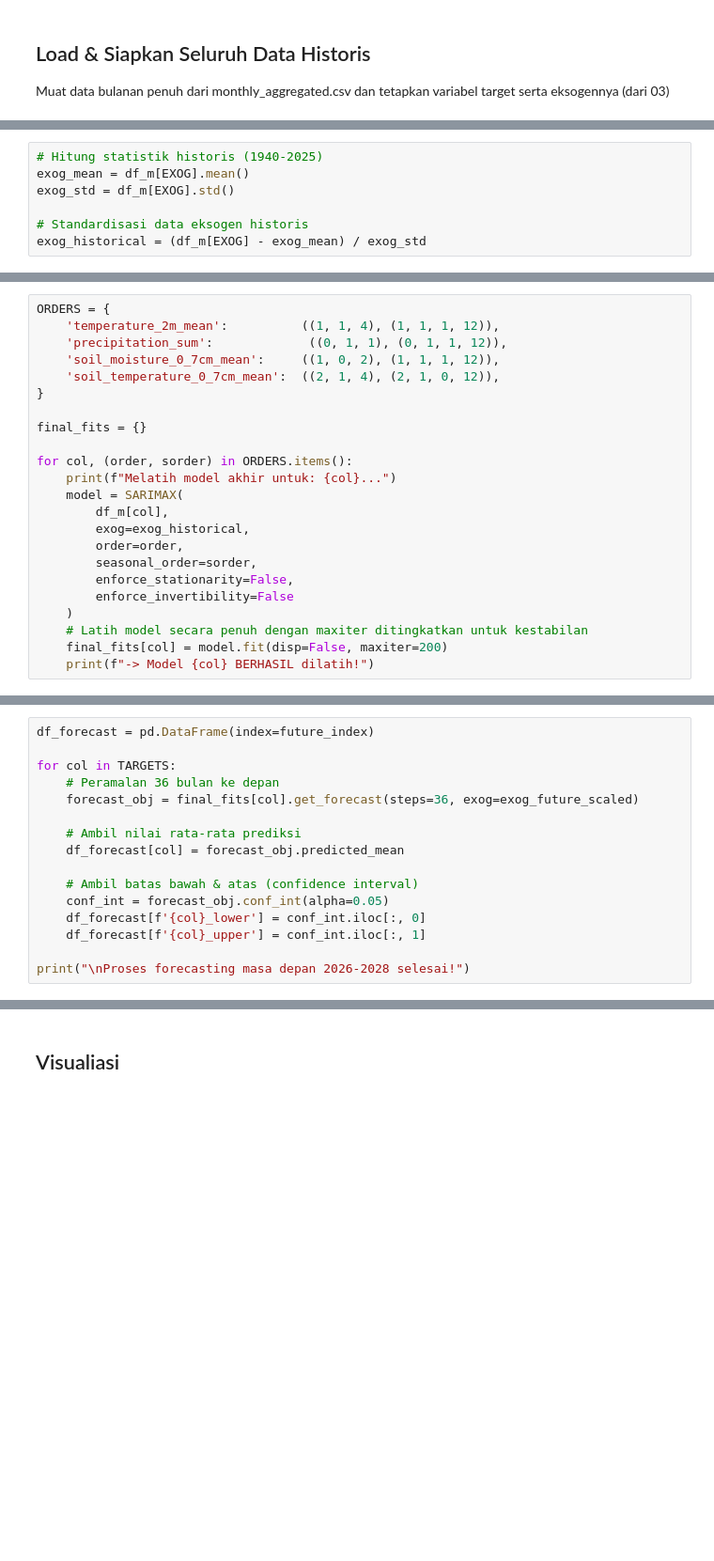
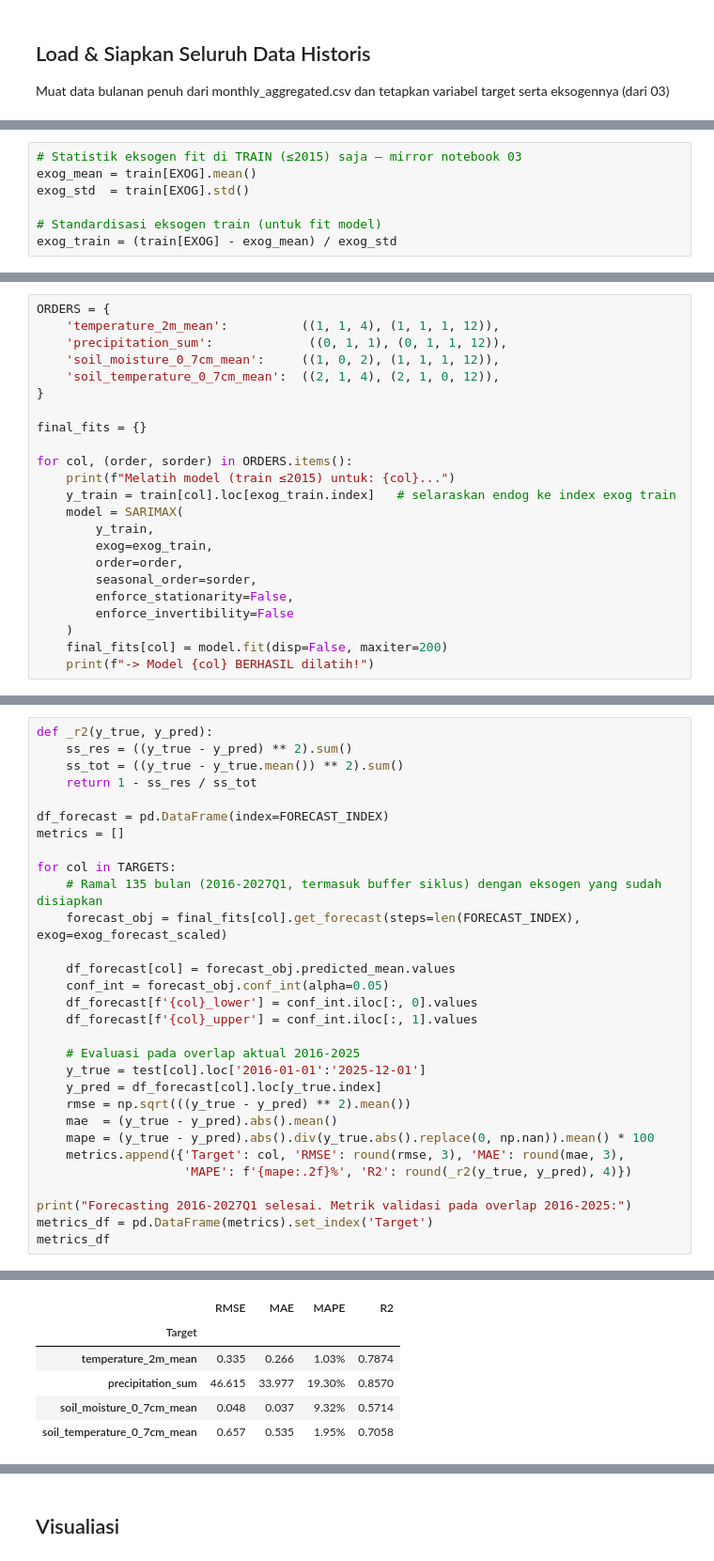
Before and after one commit to AghnatHs/climate-forecasting-support-for-planting-calendar-daming2026-k1p6, a Jupyter notebook: 04_Real_Modelling.ipynb, the cells around one changed output, grey strips where cells are left out. Shown at 94% size. Cells and saved outputs as stored; diff of their text form; blank space fills up the shorter version.

Commit message:
Refine modelling

```diff
--- a/04_Real_Modelling.ipynb
+++ b/04_Real_Modelling.ipynb
@@ -35,8 +54,8 @@ Hitung rata-rata (mean) dan standar deviasi (std) fitur eksogen dari data histor
 # %%
-# Hitung statistik historis (1940-2025)
-exog_mean = df_m[EXOG].mean()
-exog_std = df_m[EXOG].std()
+# Statistik eksogen fit di TRAIN (≤2015) saja — mirror notebook 03
+exog_mean = train[EXOG].mean()
+exog_std  = train[EXOG].std()
 
-# Standardisasi data eksogen historis
-exog_historical = (df_m[EXOG] - exog_mean) / exog_std
+# Standardisasi eksogen train (untuk fit model)
+exog_train = (train[EXOG] - exog_mean) / exog_std
 # %% [markdown]
@@ -69,16 +121,16 @@ ORDERS = {
 final_fits = {}
 
 for col, (order, sorder) in ORDERS.items():
-    print(f"Melatih model akhir untuk: {col}...")
+    print(f"Melatih model (train ≤2015) untuk: {col}...")
+    y_train = train[col].loc[exog_train.index]   # selaraskan endog ke index exog train
     model = SARIMAX(
-        df_m[col],
-        exog=exog_historical,
+        y_train,
+        exog=exog_train,
         order=order,
         seasonal_order=sorder,
         enforce_stationarity=False,
         enforce_invertibility=False
     )
-    # Latih model secara penuh dengan maxiter ditingkatkan untuk kestabilan
     final_fits[col] = model.fit(disp=False, maxiter=200)
     print(f"-> Model {col} BERHASIL dilatih!")
 # %% [output]
@@ -95,17 +148,31 @@ Melatih model akhir untuk: soil_temperature_0_7cm_mean...
 # %%
-df_forecast = pd.DataFrame(index=future_index)
+def _r2(y_true, y_pred):
+    ss_res = ((y_true - y_pred) ** 2).sum()
+    ss_tot = ((y_true - y_true.mean()) ** 2).sum()
+    return 1 - ss_res / ss_tot
+
+df_forecast = pd.DataFrame(index=FORECAST_INDEX)
+metrics = []
 
 for col in TARGETS:
-    # Peramalan 36 bulan ke depan
-    forecast_obj = final_fits[col].get_forecast(steps=36, exog=exog_future_scaled)
+    # Ramal 135 bulan (2016-2027Q1, termasuk buffer siklus) dengan eksogen yang sudah disiapkan
+    forecast_obj = final_fits[col].get_forecast(steps=len(FORECAST_INDEX), exog=exog_forecast_scaled)
 
-    # Ambil nilai rata-rata prediksi
-    df_forecast[col] = forecast_obj.predicted_mean
+    df_forecast[col] = forecast_obj.predicted_mean.values
+    conf_int = forecast_obj.conf_int(alpha=0.05)
+    df_forecast[f'{col}_lower'] = conf_int.iloc[:, 0].values
+    df_forecast[f'{col}_upper'] = conf_int.iloc[:, 1].values
 
-    # Ambil batas bawah & atas (confidence interval)
-    conf_int = forecast_obj.conf_int(alpha=0.05)
-    df_forecast[f'{col}_lower'] = conf_int.iloc[:, 0]
-    df_forecast[f'{col}_upper'] = conf_int.iloc[:, 1]
+    # Evaluasi pada overlap aktual 2016-2025
+    y_true = test[col].loc['2016-01-01':'2025-12-01']
+    y_pred = df_forecast[col].loc[y_true.index]
+    rmse = np.sqrt(((y_true - y_pred) ** 2).mean())
+    mae  = (y_true - y_pred).abs().mean()
+    mape = (y_true - y_pred).abs().div(y_true.abs().replace(0, np.nan)).mean() * 100
+    metrics.append({'Target': col, 'RMSE': round(rmse, 3), 'MAE': round(mae, 3),
+                    'MAPE': f'{mape:.2f}%', 'R2': round(_r2(y_true, y_pred), 4)})
 
-print("\nProses forecasting masa depan 2026-2028 selesai!")
+print("Forecasting 2016-2027Q1 selesai. Metrik validasi pada overlap 2016-2025:")
+metrics_df = pd.DataFrame(metrics).set_index('Target')
+metrics_df
 # %% [output]
@@ -113 +180,7 @@ Proses forecasting masa depan 2026-2028 selesai!
+|  | RMSE | MAE | MAPE | R2 |
+| Target |  |  |  |  |
+| temperature_2m_mean | 0.335 | 0.266 | 1.03% | 0.7874 |
+| precipitation_sum | 46.615 | 33.977 | 19.30% | 0.8570 |
+| soil_moisture_0_7cm_mean | 0.048 | 0.037 | 9.32% | 0.5714 |
+| soil_temperature_0_7cm_mean | 0.657 | 0.535 | 1.95% | 0.7058 |
 # %%
```
Also changed, not shown: parts of 10 cells of this notebook, 4 other files.
